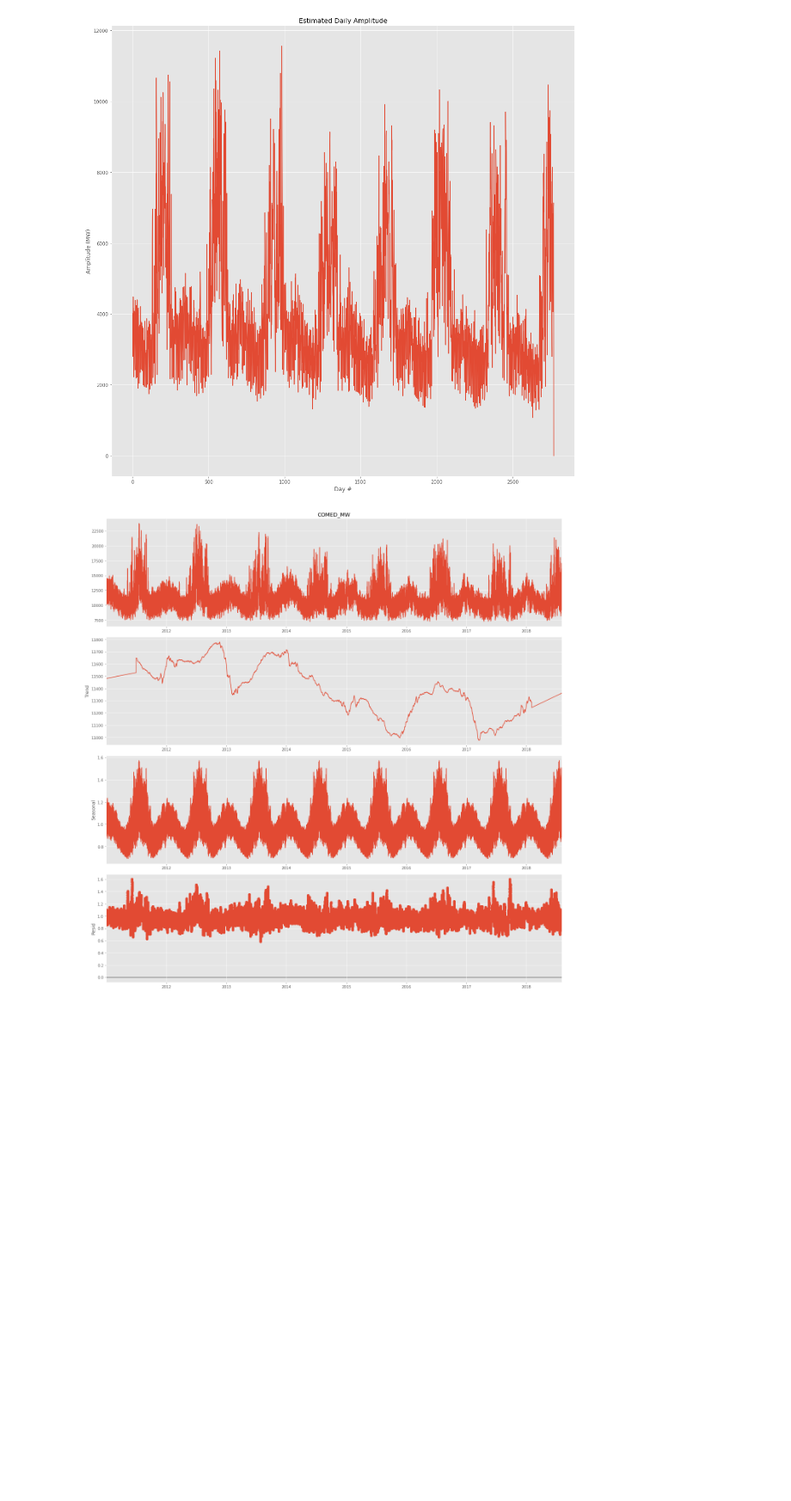
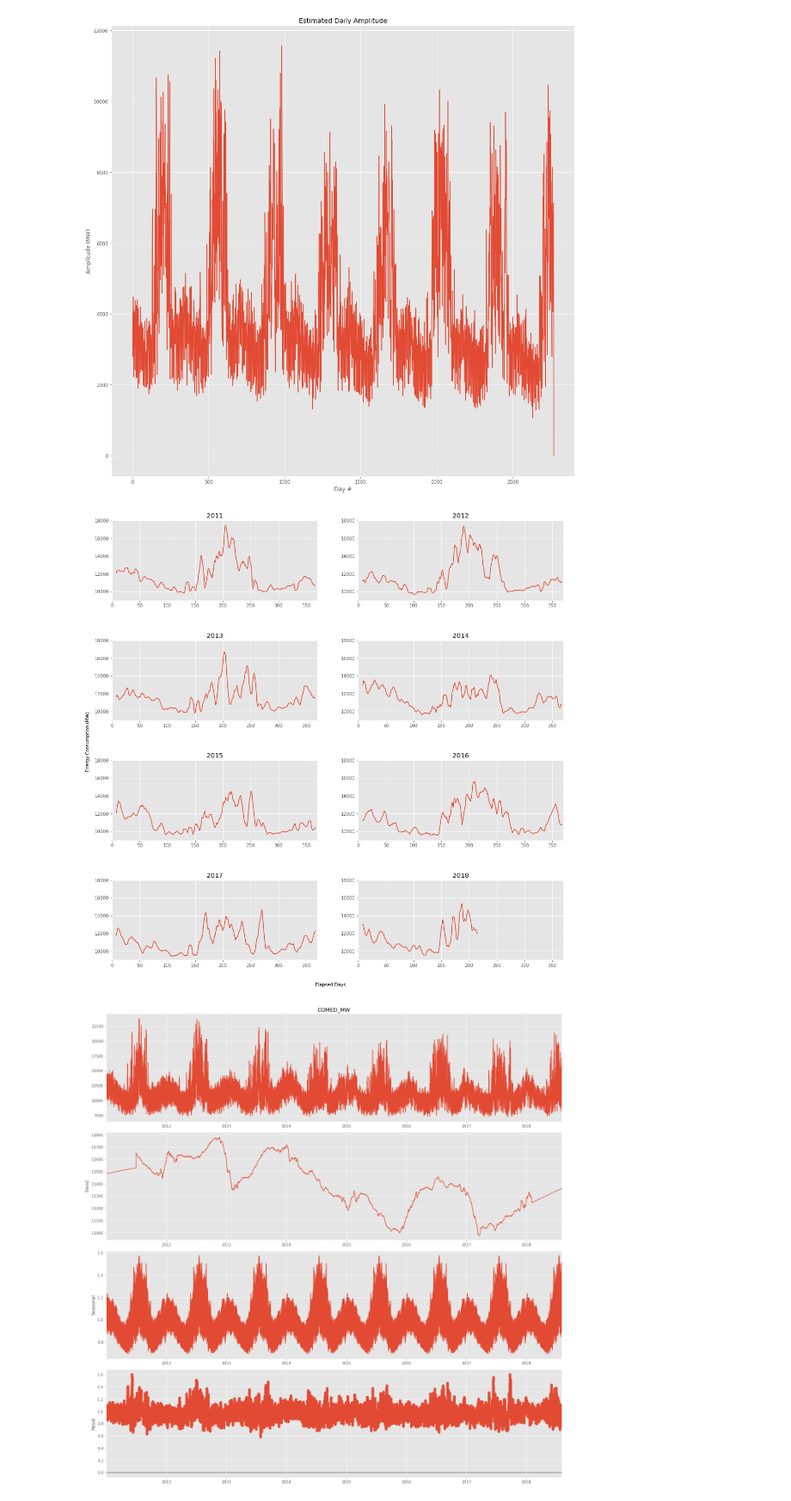
Before and after one commit to jovansgit/Hourly-Energy-Consumption, a Jupyter notebook: data_exploration.ipynb, the cells around one changed output. Shown at 86% size. Drawn from its saved outputs; the diff is of its cells as text; code cells hidden in the pictures; blank space fills up the shorter version.

Commit message:
Subplots Updated
Updated the subplots

```diff
--- a/data_exploration.ipynb
+++ b/data_exploration.ipynb
@@ -160,5 +163,27 @@ plt.ylabel('Energy Consumption (MW) Moving Average')
 plt.legend()
 plt.savefig('images/moving_average_smoothing.png')
 plt.show()
+num_rows = 4
+num_cols = 2
+year_index = 0
+
+fig, axes = plt.subplots(num_rows, num_cols, figsize=(18,18))
+years = comed_df['Year'].unique()
+
+for i in range(num_rows):
+    for j in range(num_cols):
+        df = comed_df[comed_df['Year'] == years[year_index]]
+        rolling_mean = df['COMED_MW'].rolling(window=7*24).mean()
+        axes[i][j].plot(df['DayOfYearFloat'], rolling_mean.values)
+        axes[i][j].set_title(str(years[year_index]))
+        axes[i][j].set_ylim(1100, 2500)
+        axes[i][j].set_xlim(0,370)
+        year_index += 1
+
+fig.text(0.5, 0.08, 'Elapsed Days', ha='center')
+fig.text(0.08, 0.5, 'Energy Consumption (MW)', va='center', rotation='vertical')
+fig.subplots_adjust(hspace=0.5)
+plt.savefig('images/seasonal_subplots.png')
+plt.show()
 # %% [output]
 [figure]
@@ -200,6 +199,31 @@ plt.savefig('images/daily_amplitude.png')
 plt.show()
 # %% [output]
 [figure]
+# %%
+num_rows = 4
+num_cols = 2
+year_index = 0
+
+fig, axes = plt.subplots(num_rows, num_cols, figsize=(18,18))
+years = comed_df['Year'].unique()
+
+for i in range(num_rows):
+    for j in range(num_cols):
+        df = comed_df[comed_df['Year'] == years[year_index]]
+        rolling_mean = df['COMED_MW'].rolling(window=7*24).mean()
+        axes[i][j].plot(df['DayOfYearFloat'], rolling_mean.values)
+        axes[i][j].set_title(str(years[year_index]))
+        axes[i][j].set_ylim(9000, 18000)
+        axes[i][j].set_xlim(0,370)
+        year_index += 1
+
+fig.text(0.5, 0.08, 'Elapsed Days', ha='center')
+fig.text(0.08, 0.5, 'Energy Consumption (MW)', va='center', rotation='vertical')
+fig.subplots_adjust(hspace=0.5)
+plt.savefig('images/seasonal_subplots.png')
+plt.show()
+# %% [output]
+[figure, added]
 # %%
 from statsmodels.tsa.seasonal import seasonal_decompose
 
```
Also changed, not shown: parts of 2 cells of this notebook, 1 other file.
